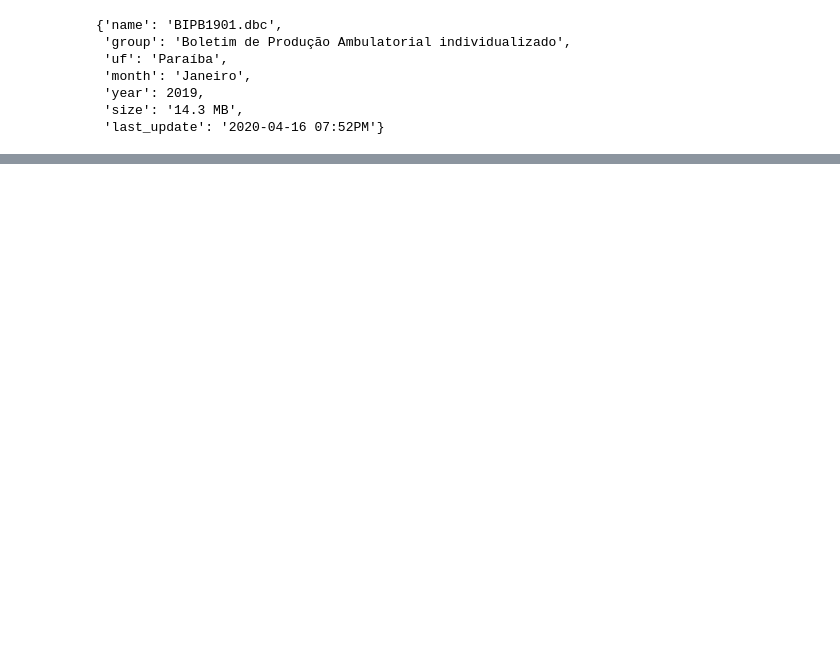
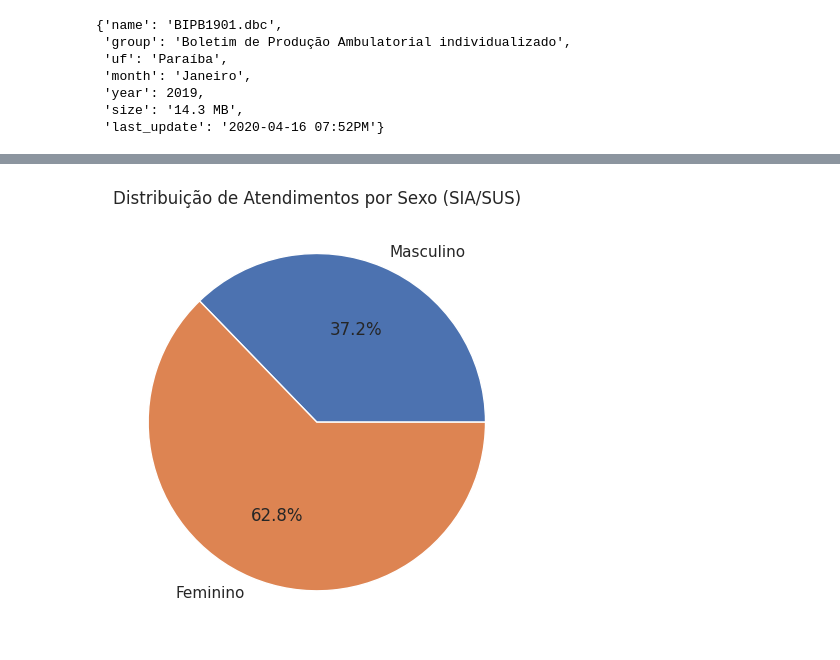
Before and after one commit to CarvalhooNeto/Atividade_01_mestrado_bd, a Jupyter notebook: atividade_01.ipynb, the cells around one changed output, grey strips where cells are left out. Cells and saved outputs as stored; diff of their text form; code cells hidden in the pictures; blank space fills up the shorter version.

```diff
--- a/atividade_01.ipynb
+++ b/atividade_01.ipynb
@@ -130,0 +147,13 @@ df_final
+# %%
+con = duckdb.connect('pysus.db')
+
+con.execute("""
+    CREATE OR REPLACE VIEW data AS
+    SELECT * FROM read_parquet('./data/**/*.parquet', hive_partitioning=True)
+""")
+
+resumo = con.execute("DESCRIBE data").fetchall()
+num_colunas = len(resumo)
+num_linhas = con.execute("SELECT count(*) FROM data").fetchone()[0]
+print(f"Linhas:  {num_linhas:,}")
+print(f"Colunas: {num_colunas}")
@@ -130,0 +280,25 @@ df_final
+# %%
+df_sexo = con.execute("""
+    SELECT
+        CASE SEXOPAC
+            WHEN 'M' THEN 'Masculino'
+            WHEN 'F' THEN 'Feminino'
+            ELSE 'Não Informado'
+        END as Sexo,
+        COUNT(*) as Total
+    FROM data
+    GROUP BY 1
+""").df()
+
+plt.pie(
+    df_sexo['Total'],
+    labels=df_sexo['Sexo'],
+    autopct='%1.1f%%'
+)
+
+plt.title('Distribuição de Atendimentos por Sexo (SIA/SUS)')
+
+plt.tight_layout()
+plt.show()
+# %% [output]
+[figure, added]
```
Also changed, not shown: parts of 32 cells of this notebook, 3 other files.
